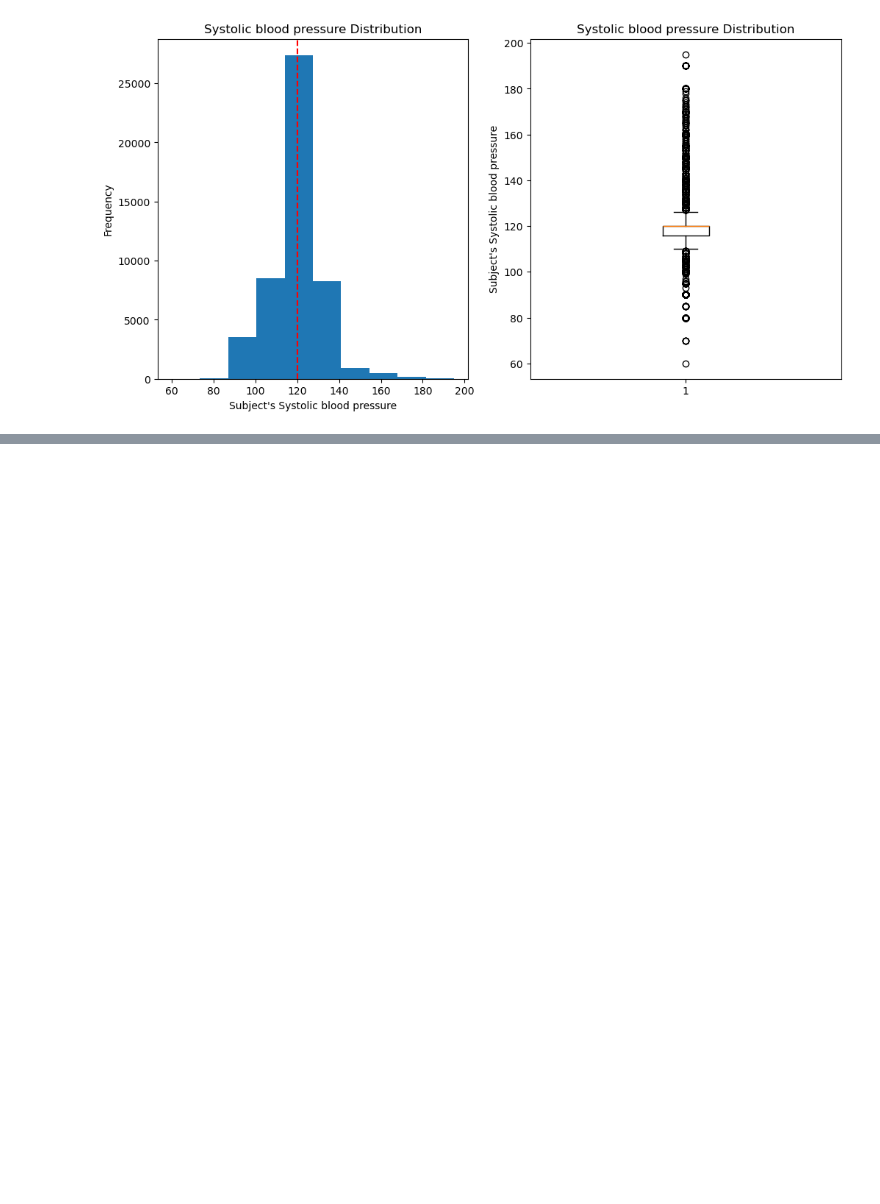
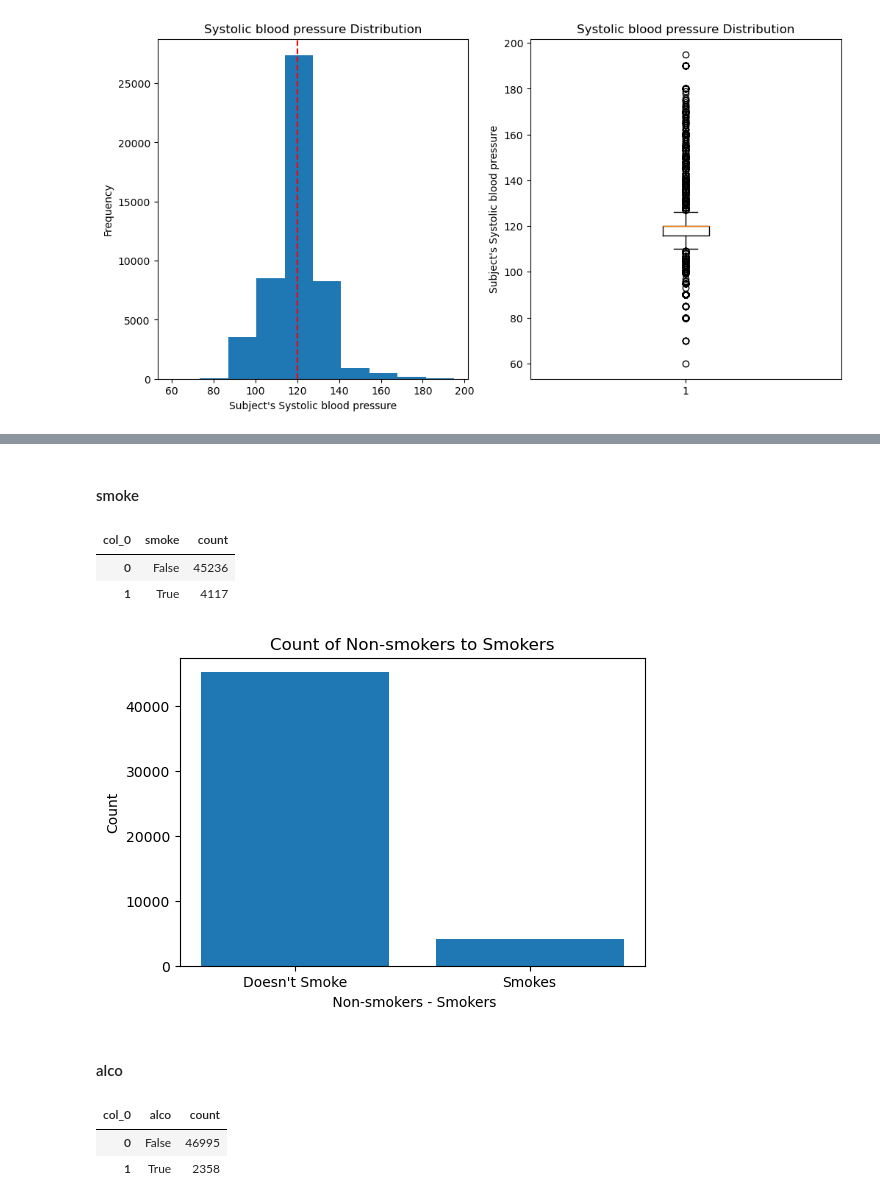
Before and after one commit to AbdullahBera/heart-attack-analysis, a Jupyter notebook: analysis.ipynb, the cells around one changed output, grey strips where cells are left out. Cells and saved outputs as stored; diff of their text form; code cells hidden in the pictures; blank space fills up the shorter version.

```diff
--- a/analysis.ipynb
+++ b/analysis.ipynb
@@ -716,0 +803,36 @@ plt.show()
+# %% [markdown]
+#### smoke
+# %%
+tab = pd.crosstab(index=adjusted_df['smoke'], columns='count').reset_index()
+tab
+# %% [output]
+| col_0 | smoke | count |
+| 0 | False | 45236 |
+| 1 | True | 4117 |
+# %%
+x = tab['smoke']
+y = tab['count']
+# %%
+fig, ax = plt.subplots(figsize = (6,4))
+
+ax.bar(x, y)
+
+ax.set_xticks([0,1])
+ax.set_xticklabels(["Doesn't Smoke", "Smokes"])
+ax.set_xlabel(" Non-smokers - Smokers")
+ax.set_ylabel("Count")
+
+ax.set_title("Count of Non-smokers to Smokers")
+
+plt.show()
+# %% [output]
+[figure, added]
+# %% [markdown]
+#### alco
+# %%
+tab = pd.crosstab(index=adjusted_df['alco'], columns='count').reset_index()
+tab
+# %% [output]
+| col_0 | alco | count |
+| 0 | False | 46995 |
+| 1 | True | 2358 |
```
Also changed, not shown: parts of 23 cells of this notebook.
